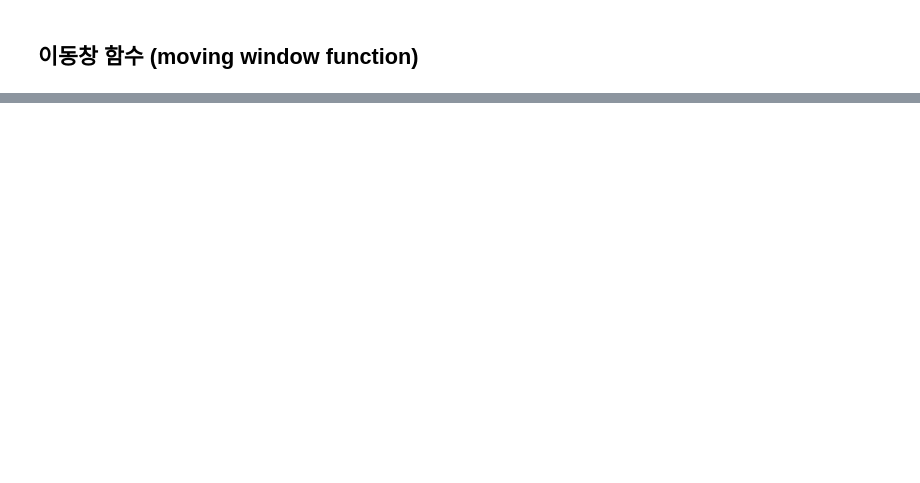
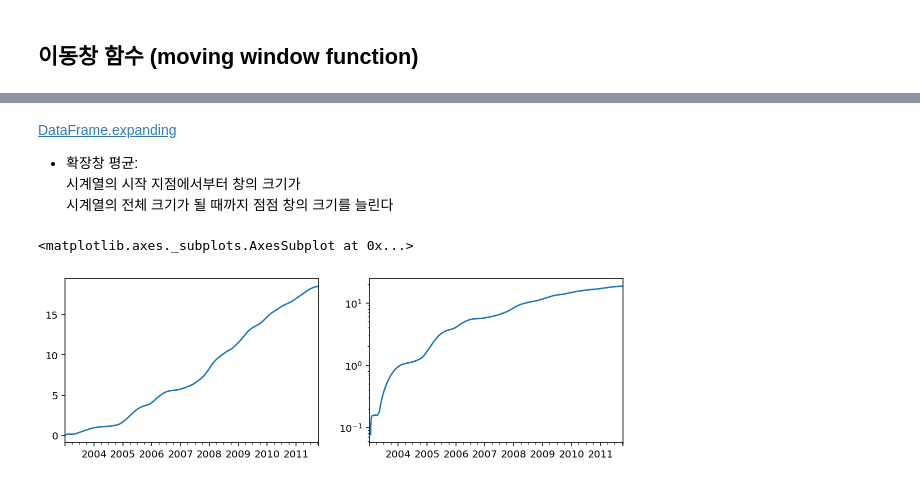
Before and after one commit to hwayoung306/AI, a Jupyter notebook: 20220421_py_07_시계열데이터분석_ipynb의_사본.ipynb, the cells around one changed output, grey strips where cells are left out. Drawn from its saved outputs; the diff is of its cells as text; code cells hidden in the pictures; blank space fills up the shorter version.

```diff
--- a/20220421_py_07_시계열데이터분석_ipynb의_사본.ipynb
+++ b/20220421_py_07_시계열데이터분석_ipynb의_사본.ipynb
@@ -736,0 +1078,13 @@ Freq: D, dtype: int64
+# %% [markdown]
+[DataFrame.expanding](https://pandas.pydata.org/docs/reference/api/pandas.DataFrame.expanding.html?highlight=expanding#pandas.DataFrame.expanding)
+
+- 확장창 평균: <br>시계열의 시작 지점에서부터 창의 크기가 <br>시계열의 전체 크기가 될 때까지 점점 창의 크기를 늘린다
+# %%
+# 확장창 평균 (Y축 로그스케일)
+fig, axes = plt.subplots(1, 2, figsize=(10, 3))
+
+aapl_std250.expanding().mean().plot(ax=axes[0])
+aapl_std250.expanding().mean().plot(ax=axes[1], logy=True)
+# %% [output]
+<matplotlib.axes._subplots.AxesSubplot at 0x...>
+[figure, added]
```
Also changed, not shown: parts of 46 cells of this notebook.
